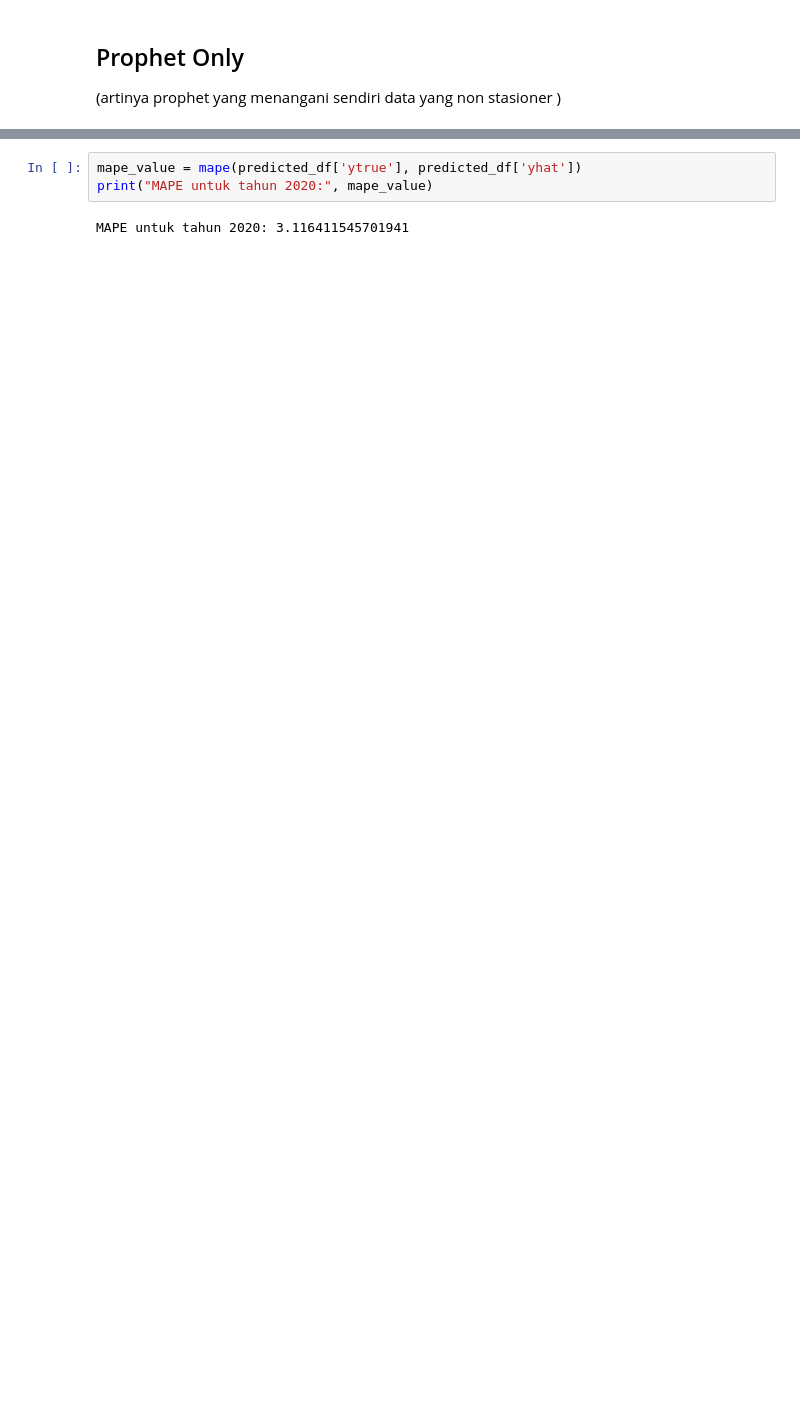
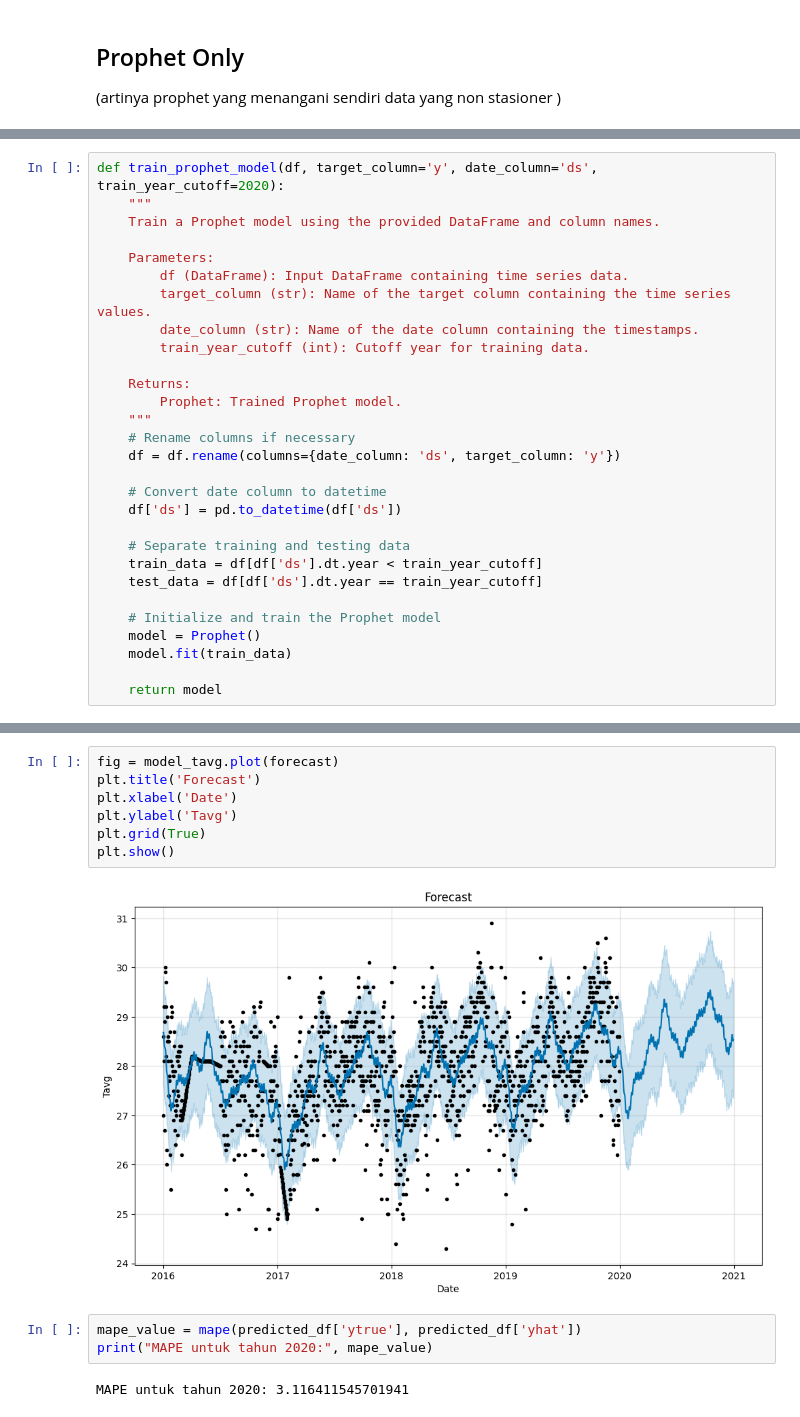
Before and after one commit to Fadhil-hi/Intern-BCC-2024, a Jupyter notebook: Code/models/Time Series Model/ts_Prophet.ipynb, the cells around one changed output, grey strips where cells are left out. Cells and saved outputs as stored; diff of their text form; blank space fills up the shorter version.

```diff
--- a/Code/models/Time Series Model/ts_Prophet.ipynb
+++ b/Code/models/Time Series Model/ts_Prophet.ipynb
@@ -54,0 +39,29 @@ model = Prophet()
+# %%
+def train_prophet_model(df, target_column='y', date_column='ds', train_year_cutoff=2020):
+    """
+    Train a Prophet model using the provided DataFrame and column names.
+
+    Parameters:
+        df (DataFrame): Input DataFrame containing time series data.
+        target_column (str): Name of the target column containing the time series values.
+        date_column (str): Name of the date column containing the timestamps.
+        train_year_cutoff (int): Cutoff year for training data.
+
+    Returns:
+        Prophet: Trained Prophet model.
+    """
+    # Rename columns if necessary
+    df = df.rename(columns={date_column: 'ds', target_column: 'y'})
+
+    # Convert date column to datetime
+    df['ds'] = pd.to_datetime(df['ds'])
+
+    # Separate training and testing data
+    train_data = df[df['ds'].dt.year < train_year_cutoff]
+    test_data = df[df['ds'].dt.year == train_year_cutoff]
+
+    # Initialize and train the Prophet model
+    model = Prophet()
+    model.fit(train_data)
+
+    return model
@@ -91,4 +117,13 @@ predicted_df
 365 rows × 20 columns
+# %%
+fig = model_tavg.plot(forecast)
+plt.title('Forecast')
+plt.xlabel('Date')
+plt.ylabel('Tavg')
+plt.grid(True)
+plt.show()
+# %% [output]
+[figure, added]
 # %%
 mape_value = mape(predicted_df['ytrue'], predicted_df['yhat'])
 print("MAPE untuk tahun 2020:", mape_value)
```
Also changed, not shown: parts of 44 cells of this notebook, 1 other file.
